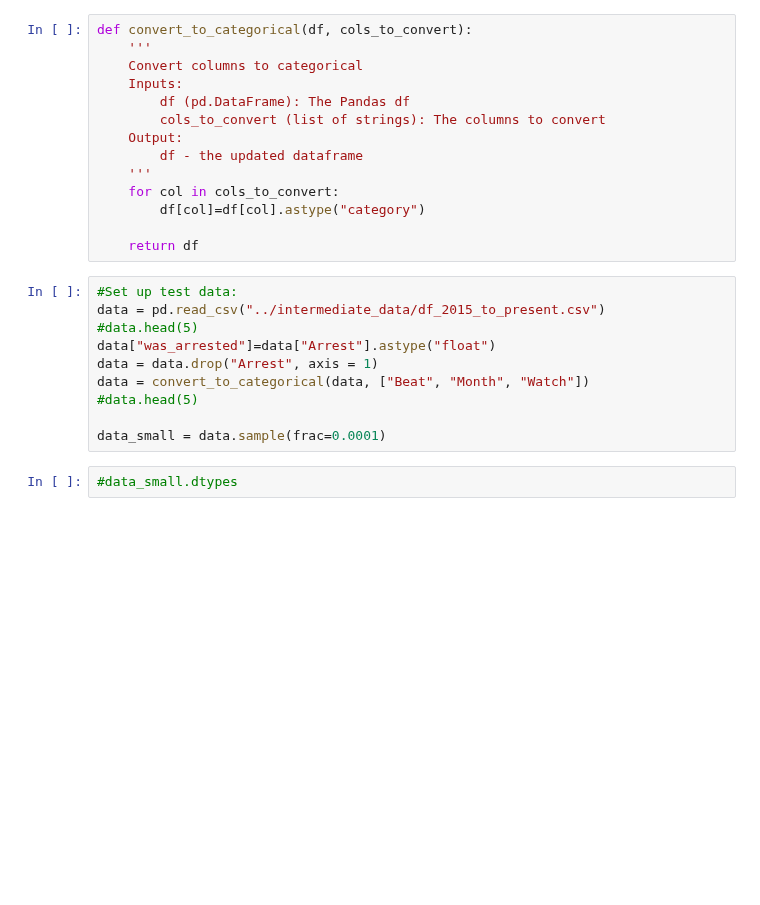
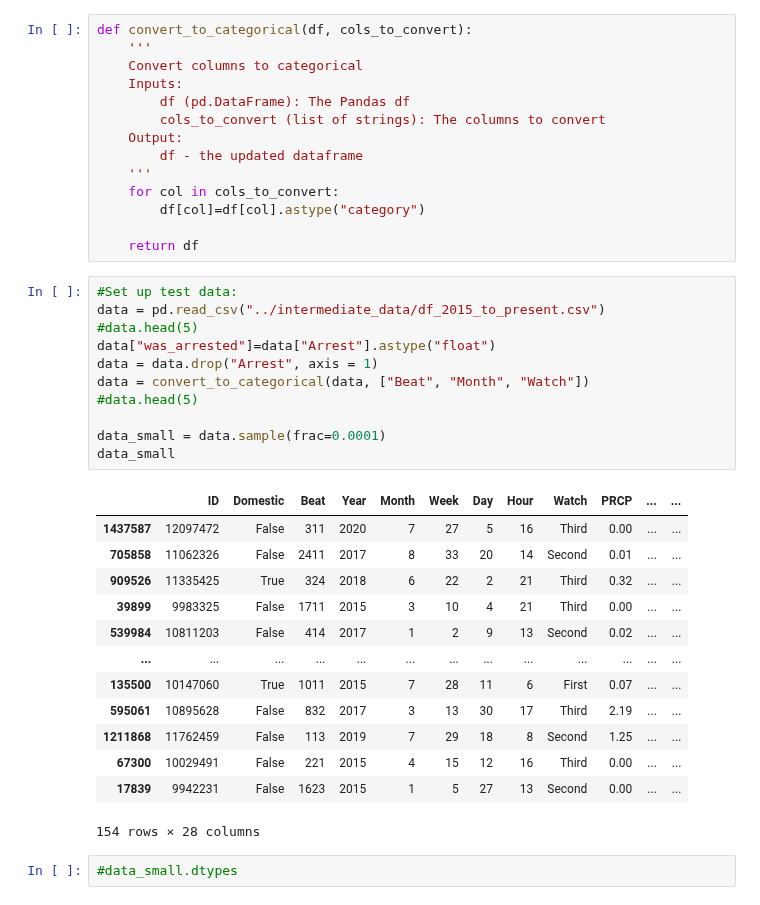
Before and after one commit to Deckart2/capp_30254_crime_forcasting, a Jupyter notebook: scripts/ml_helpers.ipynb, the cells around one changed output. Saved outputs shown, nothing was run; the diff lists cells and outputs as text; blank space fills up the shorter version.

```diff
--- a/scripts/ml_helpers.ipynb
+++ b/scripts/ml_helpers.ipynb
@@ -218,13 +284,28 @@ def convert_to_categorical(df, cols_to_convert):
 # %%
 #Set up test data:
 data = pd.read_csv("../intermediate_data/df_2015_to_present.csv")
 #data.head(5)
 data["was_arrested"]=data["Arrest"].astype("float")
 data = data.drop("Arrest", axis = 1)
 data = convert_to_categorical(data, ["Beat", "Month", "Watch"])
 #data.head(5)
 
 data_small = data.sample(frac=0.0001)
+data_small
+# %% [output]
+|  | ID | Domestic | Beat | Year | Month | Week | Day | Hour | Watch | PRCP | ... | ... |
+| 1437587 | 12097472 | False | 311 | 2020 | 7 | 27 | 5 | 16 | Third | 0.00 | ... | ... |
+| 705858 | 11062326 | False | 2411 | 2017 | 8 | 33 | 20 | 14 | Second | 0.01 | ... | ... |
+| 909526 | 11335425 | True | 324 | 2018 | 6 | 22 | 2 | 21 | Third | 0.32 | ... | ... |
+| 39899 | 9983325 | False | 1711 | 2015 | 3 | 10 | 4 | 21 | Third | 0.00 | ... | ... |
+| 539984 | 10811203 | False | 414 | 2017 | 1 | 2 | 9 | 13 | Second | 0.02 | ... | ... |
+| ... | ... | ... | ... | ... | ... | ... | ... | ... | ... | ... | ... | ... |
+| 135500 | 10147060 | True | 1011 | 2015 | 7 | 28 | 11 | 6 | First | 0.07 | ... | ... |
+| 595061 | 10895628 | False | 832 | 2017 | 3 | 13 | 30 | 17 | Third | 2.19 | ... | ... |
+| 1211868 | 11762459 | False | 113 | 2019 | 7 | 29 | 18 | 8 | Second | 1.25 | ... | ... |
+| 67300 | 10029491 | False | 221 | 2015 | 4 | 15 | 12 | 16 | Third | 0.00 | ... | ... |
+| 17839 | 9942231 | False | 1623 | 2015 | 1 | 5 | 27 | 13 | Second | 0.00 | ... | ... |
+154 rows × 28 columns
 # %%
 #data_small.dtypes
 # %%
```
Also changed, not shown: parts of 6 cells of this notebook, 3 other files.
